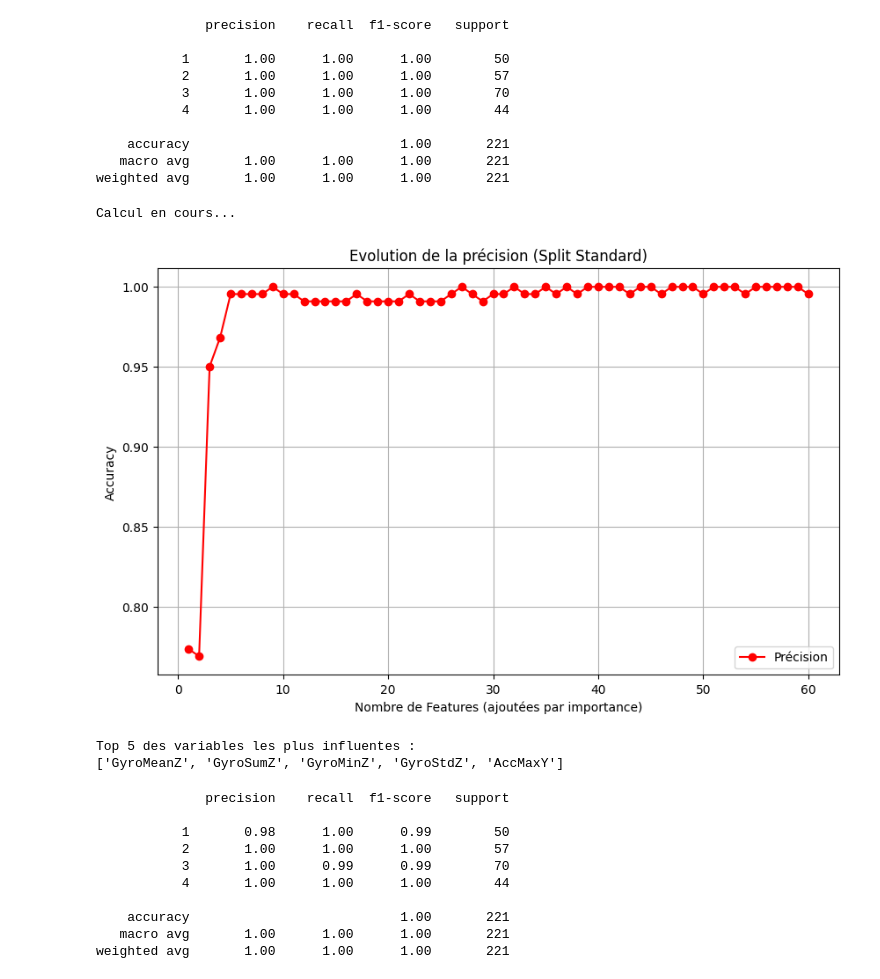
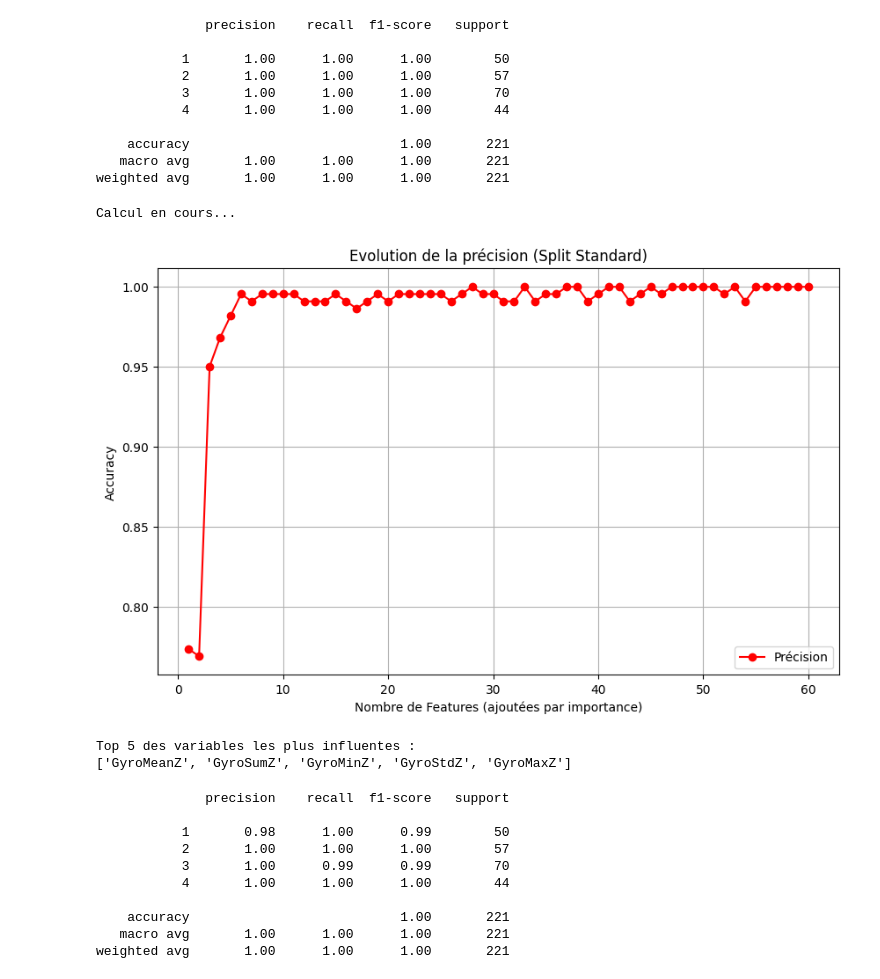
Before and after one commit to SlywoodFR/ProjetIA_Driver_Risk, a Jupyter notebook: data.ipynb, the cells around one changed output. Saved outputs shown, nothing was run; the diff lists cells and outputs as text; code cells hidden in the pictures.

```diff
--- a/data.ipynb
+++ b/data.ipynb
@@ -69,11 +69,14 @@ import matplotlib.pyplot as plt
 from sklearn.ensemble import RandomForestClassifier
 from sklearn.metrics import accuracy_score
 
-# 1. Chargement des données (Assure-toi que c'est le bon fichier avec les 60 colonnes)
-# Si tu utilises sero_features_4.csv comme base :
+# 1. Chargement des données
 df = pd.read_csv(r"Driving_Behavior_Dataset/Features_By_Window_Size/sero_features_4.csv")
 
 # 2. Importation Importances
+model = RandomForestClassifier(n_estimators=200, random_state=42)
+X = df.drop("Target", axis=1)
+y = df["Target"]
+model.fit(X, y)
 importances = model.feature_importances_
 
 # 3. Préparation des Features triées
@@ -101,36 +104,36 @@ for k in range(1, len(sorted_features) + 1):
     top_k_features = sorted_features[:k]
 
     # On réduit le train/test à ces colonnes
     X_train_k = X_train_full[top_k_features]
     X_test_k = X_test_full[top_k_features]
 
     # Entraînement rapide
     clf = RandomForestClassifier(n_estimators=50, random_state=42, n_jobs=-1)
     clf.fit(X_train_k, y_train)
 
     # Score
     acc = accuracy_score(y_test, clf.predict(X_test_k))
     accuracies.append(acc)
     nums.append(k)
 
 # 6. Graphique
 plt.figure(figsize=(10, 6))
 plt.plot(nums, accuracies, marker='o', color='red', label='Précision')
 plt.title("Evolution de la précision (Split Standard)")
 plt.xlabel("Nombre de Features (ajoutées par importance)")
 plt.ylabel("Accuracy")
 plt.grid(True)
 plt.legend()
 plt.show()
 
 # Affichage du top 5
 print("Top 5 des variables les plus influentes :")
 print(sorted_features[:5])
 # %% [output]
 Calcul en cours...
-[figure, old version]
+[figure, new version]
 Top 5 des variables les plus influentes :
-['GyroMeanZ', 'GyroSumZ', 'GyroMinZ', 'GyroStdZ', 'AccMaxY']
+['GyroMeanZ', 'GyroSumZ', 'GyroMinZ', 'GyroStdZ', 'GyroMaxZ']
 # %%
 import pandas as pd
 from sklearn.model_selection import train_test_split
```
Also changed, not shown: parts of 3 cells of this notebook.
